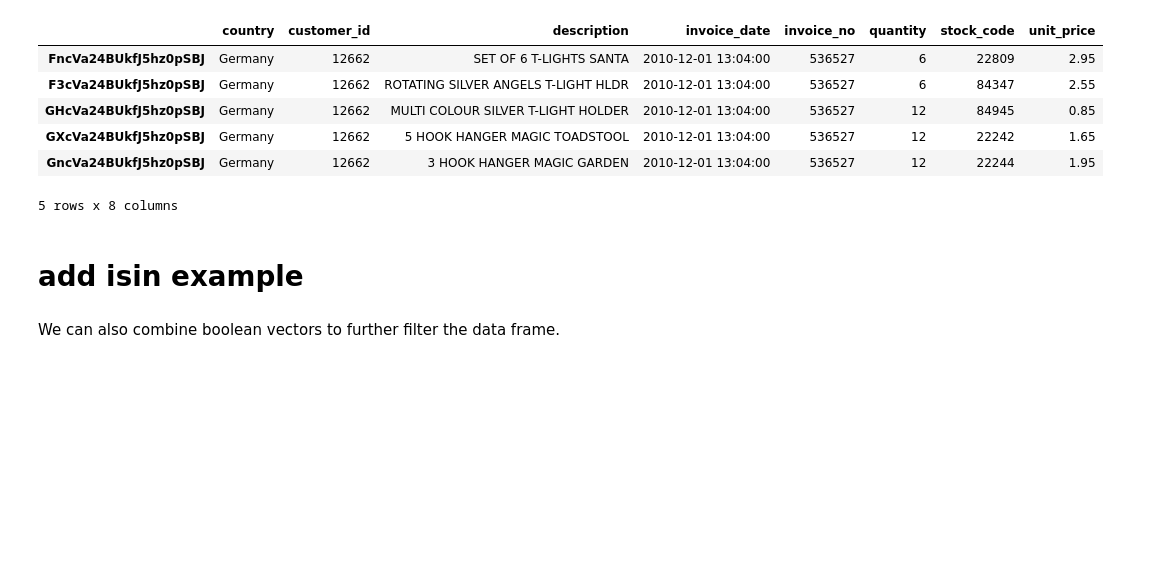
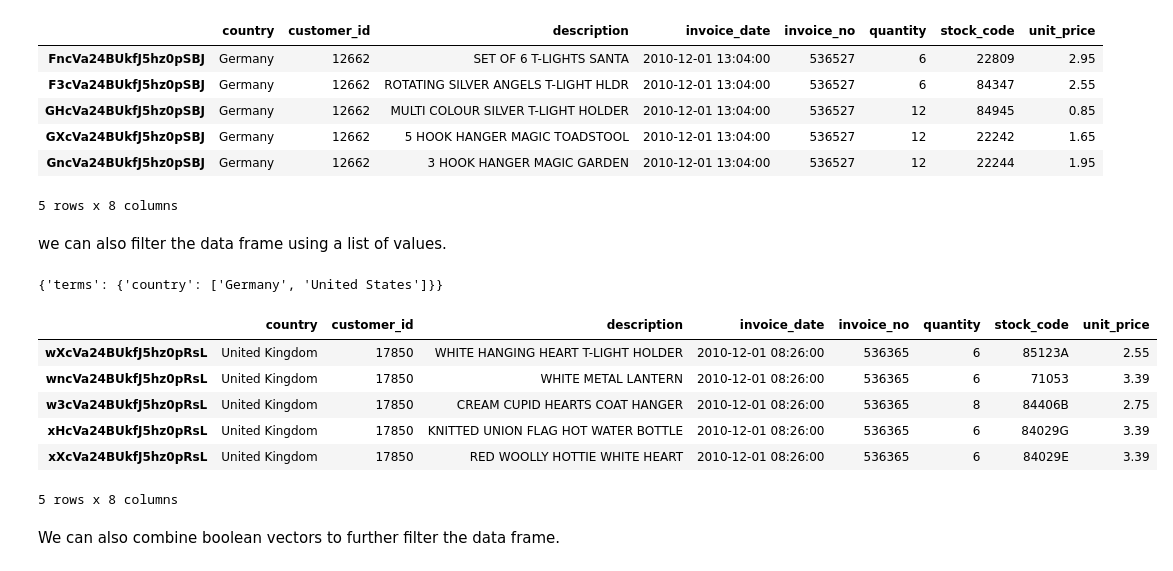
Before and after one commit to elastic/eland, a Jupyter notebook: example/Online Retail Analysis.ipynb, the cells around one changed output. Drawn from its saved outputs; the diff is of its cells as text; code cells hidden in the pictures; blank space fills up the shorter version.

Commit message:
Adds isin boolean indexing to example (#45)
* adds isin example
* removes unecessary cells

```diff
--- a/example/Online Retail Analysis.ipynb
+++ b/example/Online Retail Analysis.ipynb
@@ -117,8 +117,20 @@ df[(df['country']=='Germany')].head(5)
 | GXcVa24BUkfJ5hz0pSBJ | Germany | 12662 | 5 HOOK HANGER MAGIC TOADSTOOL | 2010-12-01 13:04:00 | 536527 | 12 | 22242 | 1.65 |
 | GncVa24BUkfJ5hz0pSBJ | Germany | 12662 | 3 HOOK HANGER MAGIC GARDEN | 2010-12-01 13:04:00 | 536527 | 12 | 22244 | 1.95 |
 5 rows x 8 columns
-# %% [markdown]
-# add isin example
+# %% [markdown]
+we can also filter the data frame using a list of values.
+# %%
+print(df['country'].isin(['Germany', 'United States']))
+df[df['country'].isin(['Germany', 'United Kingdom'])].head(5)
+# %% [output]
+{'terms': {'country': ['Germany', 'United States']}}
+|  | country | customer_id | description | invoice_date | invoice_no | quantity | stock_code | unit_price |
+| wXcVa24BUkfJ5hz0pRsL | United Kingdom | 17850 | WHITE HANGING HEART T-LIGHT HOLDER | 2010-12-01 08:26:00 | 536365 | 6 | 85123A | 2.55 |
+| wncVa24BUkfJ5hz0pRsL | United Kingdom | 17850 | WHITE METAL LANTERN | 2010-12-01 08:26:00 | 536365 | 6 | 71053 | 3.39 |
+| w3cVa24BUkfJ5hz0pRsL | United Kingdom | 17850 | CREAM CUPID HEARTS COAT HANGER | 2010-12-01 08:26:00 | 536365 | 8 | 84406B | 2.75 |
+| xHcVa24BUkfJ5hz0pRsL | United Kingdom | 17850 | KNITTED UNION FLAG HOT WATER BOTTLE | 2010-12-01 08:26:00 | 536365 | 6 | 84029G | 3.39 |
+| xXcVa24BUkfJ5hz0pRsL | United Kingdom | 17850 | RED WOOLLY HOTTIE WHITE HEART | 2010-12-01 08:26:00 | 536365 | 6 | 84029E | 3.39 |
+5 rows x 8 columns
 # %% [markdown]
 We can also combine boolean vectors to further filter the data frame.
 # %%
```
